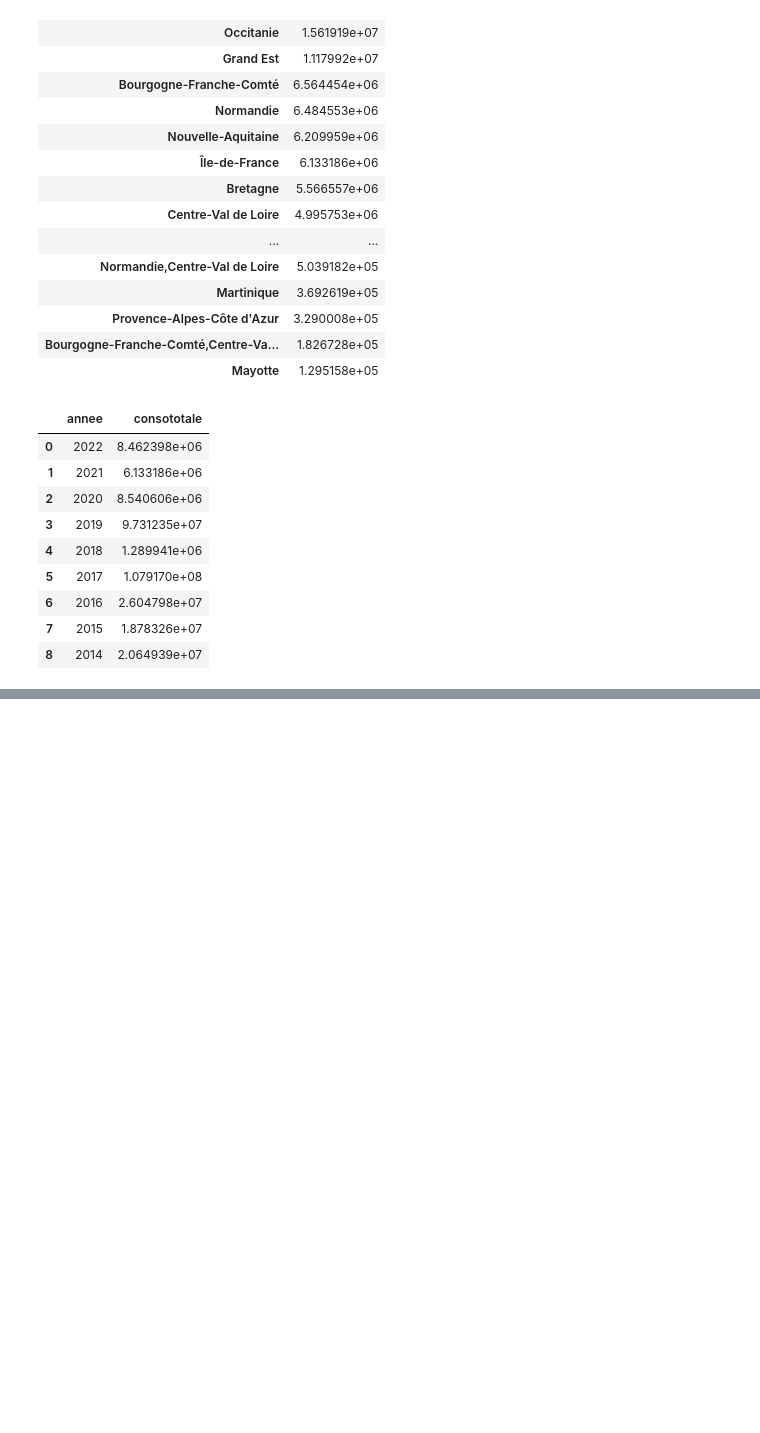
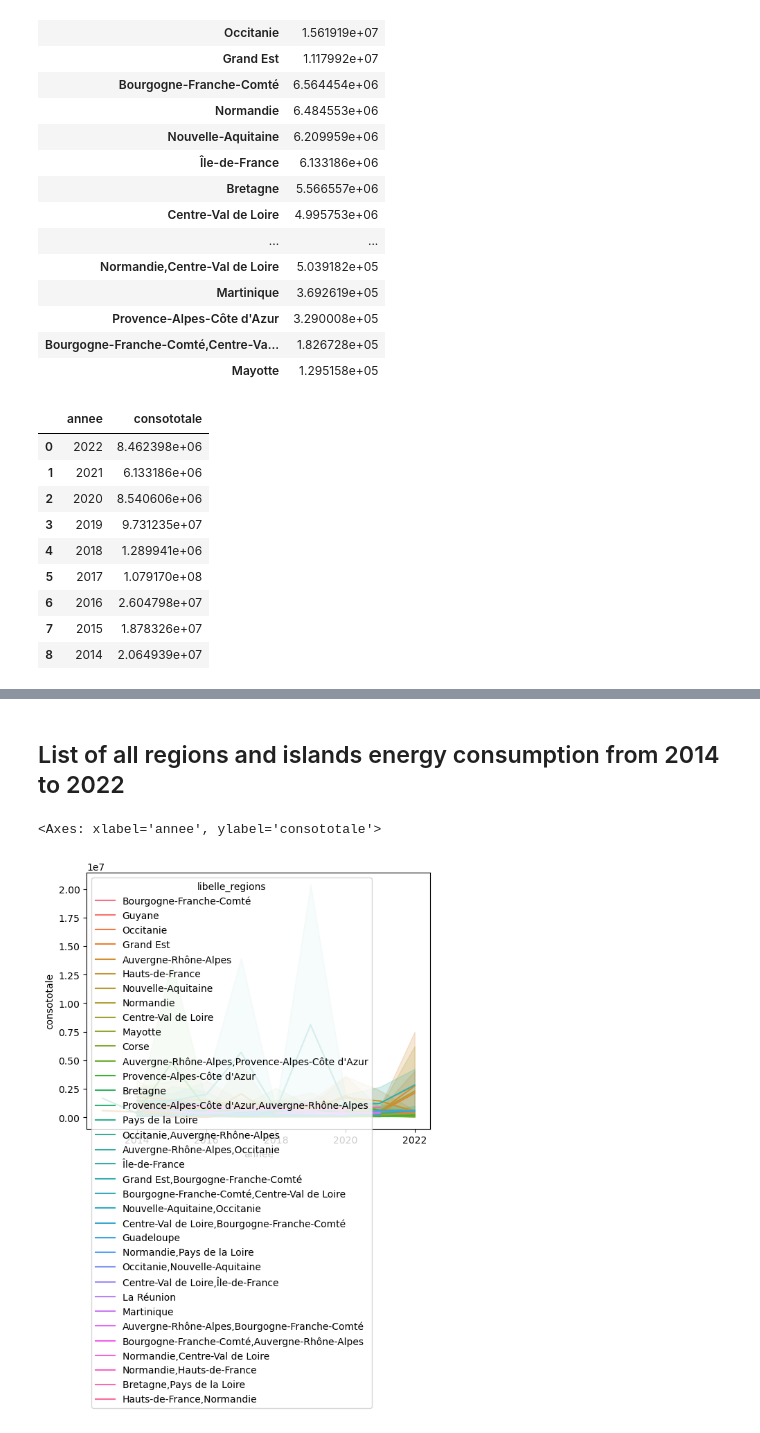
Before and after one commit to pmgzo/my_notebooks, a Jupyter notebook: EPCI.ipynb, the cells around one changed output, grey strips where cells are left out. Saved outputs shown, nothing was run; the diff lists cells and outputs as text; code cells hidden in the pictures; blank space fills up the shorter version.

Commit message:
feat: ECPI, list energy consumption through years

```diff
--- a/EPCI.ipynb
+++ b/EPCI.ipynb
@@ -174,0 +176,7 @@ use_inf_as_na option is deprecated and will be removed in a future version. Conv
+# %%
+# select only interested column
+df2 = df[["annee", "libelle_regions", "consototale"]]
+# %%
+dfConsYearNRegion = df2.groupby(by=["consototale"]).sum()
+dfConsYearNRegion = dfConsYearNRegion.reset_index()
+dfConsYearNRegion
@@ -174,0 +197,7 @@ use_inf_as_na option is deprecated and will be removed in a future version. Conv
+# %% [markdown]
+## List of all regions and islands energy consumption from 2014 to 2022
+# %%
+sns.lineplot(data=dfConsYearNRegion, x="annee", y="consototale", hue="libelle_regions")
+# %% [output]
+<Axes: xlabel='annee', ylabel='consototale'>
+[figure, added]
```
Also changed, not shown: parts of 8 cells of this notebook.
